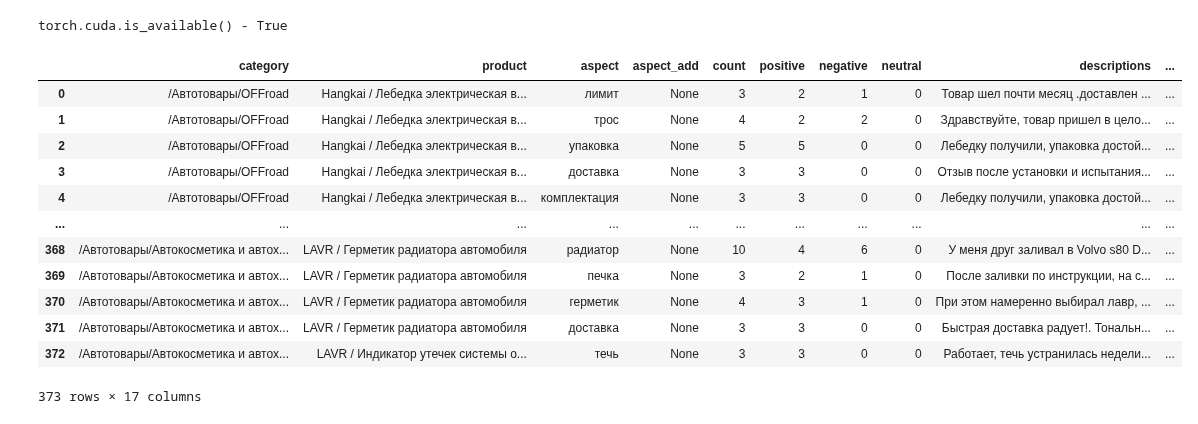
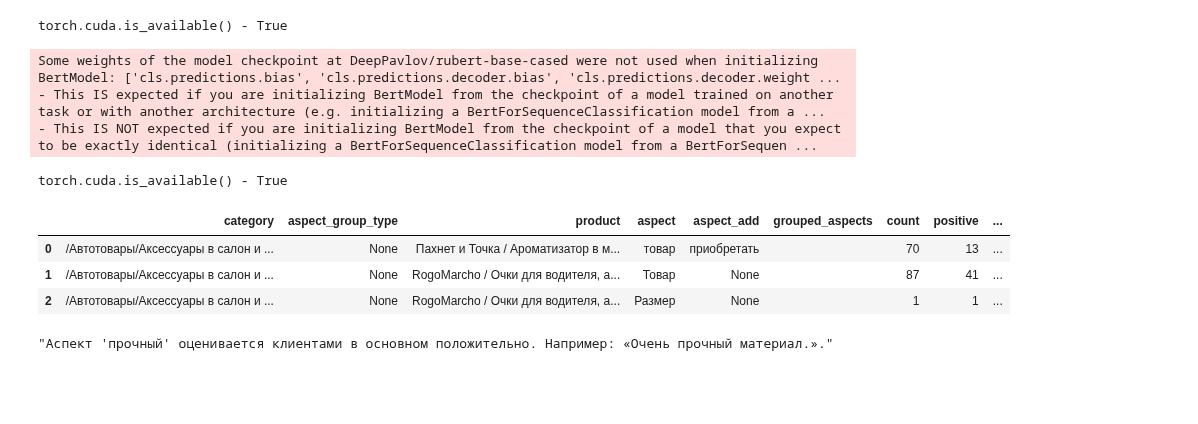
Before and after one commit to Frame24/WB_Parse, a Jupyter notebook: keywords_extraction new.ipynb, the cells around one changed output. Drawn from its saved outputs; the diff is of its cells as text; code cells hidden in the pictures; blank space fills up the shorter version.

```diff
--- a/keywords_extraction new.ipynb
+++ b/keywords_extraction new.ipynb
@@ -64,11 +213,11 @@ import pandas as pd
 from reviews_keywords.main import *
 
 # Загрузите ваши данные
-data = pd.read_csv('wildberries_reviews.csv', nrows=3000)
+data = pd.read_csv('wildberries_reviews.csv', nrows=30000).iloc[-101:-1][::-1]
+
 
 # Укажите категории, которые хотите проанализировать
 categories = data.iloc[-1].category  # Или оставьте пустым для анализа всех категорий
-
 # Проведите анализ
 # all_aspect_df = analyze_reviews(data, categories)
 all_aspect_df = analyze_reviews(data)
@@ -84,17 +233,16 @@ To enable the following instructions: AVX2 FMA, in other operations, rebuild Ten
 torch.cuda.is_available() - True
+Some weights of the model checkpoint at DeepPavlov/rubert-base-cased were not used when initializing BertModel: ['cls.predictions.bias', 'cls.predictions.decoder.bias', 'cls.predictions.decoder.weight ...
+- This IS expected if you are initializing BertModel from the checkpoint of a model trained on another task or with another architecture (e.g. initializing a BertForSequenceClassification model from a ...
+- This IS NOT expected if you are initializing BertModel from the checkpoint of a model that you expect to be exactly identical (initializing a BertForSequenceClassification model from a BertForSequen ...
+torch.cuda.is_available() - True
-|  | category | product | aspect | aspect_add | count | positive | negative | neutral | descriptions | ... |
-| 0 | /Автотовары/OFFroad | Hangkai / Лебедка электрическая в... | лимит | None | 3 | 2 | 1 | 0 | Товар шел почти месяц .доставлен ... | ... |
-| 1 | /Автотовары/OFFroad | Hangkai / Лебедка электрическая в... | трос | None | 4 | 2 | 2 | 0 | Здравствуйте, товар пришел в цело... | ... |
-| 2 | /Автотовары/OFFroad | Hangkai / Лебедка электрическая в... | упаковка | None | 5 | 5 | 0 | 0 | Лебедку получили, упаковка достой... | ... |
-| 3 | /Автотовары/OFFroad | Hangkai / Лебедка электрическая в... | доставка | None | 3 | 3 | 0 | 0 | Отзыв после установки и испытания... | ... |
-| 4 | /Автотовары/OFFroad | Hangkai / Лебедка электрическая в... | комплектация | None | 3 | 3 | 0 | 0 | Лебедку получили, упаковка достой... | ... |
-| ... | ... | ... | ... | ... | ... | ... | ... | ... | ... | ... |
-| 368 | /Автотовары/Автокосметика и автох... | LAVR / Герметик радиатора автомобиля | радиатор | None | 10 | 4 | 6 | 0 | У меня друг заливал в Volvo s80 D... | ... |
-| 369 | /Автотовары/Автокосметика и автох... | LAVR / Герметик радиатора автомобиля | печка | None | 3 | 2 | 1 | 0 | После заливки по инструкции, на с... | ... |
-| 370 | /Автотовары/Автокосметика и автох... | LAVR / Герметик радиатора автомобиля | герметик | None | 4 | 3 | 1 | 0 | При этом намеренно выбирал лавр, ... | ... |
-| 371 | /Автотовары/Автокосметика и автох... | LAVR / Герметик радиатора автомобиля | доставка | None | 3 | 3 | 0 | 0 | Быстрая доставка радует!. Тональн... | ... |
-| 372 | /Автотовары/Автокосметика и автох... | LAVR / Индикатор утечек системы о... | течь | None | 3 | 3 | 0 | 0 | Работает, течь устранилась недели... | ... |
+|  | category | aspect_group_type | product | aspect | aspect_add | grouped_aspects | count | positive | ... |
+| 0 | /Автотовары/Аксессуары в салон и ... | None | Пахнет и Точка / Ароматизатор в м... | товар | приобретать |  | 70 | 13 | ... |
+| 1 | /Автотовары/Аксессуары в салон и ... | None | RogoMarcho / Очки для водителя, а... | Товар | None |  | 87 | 41 | ... |
+| 2 | /Автотовары/Аксессуары в салон и ... | None | RogoMarcho / Очки для водителя, а... | Размер | None |  | 1 | 1 | ... |
-373 rows × 17 columns
+# %%
+all_aspect_df.iloc[-1]["descriptions"]
+# %% [output]
+"Аспект 'прочный' оценивается клиентами в основном положительно. Например: «Очень прочный материал.»."
 # %%
 category_product_summary = create_category_product_summary(all_aspect_df)
 recommendations = recommend_products(category_product_summary)
```
Also changed, not shown: parts of 11 cells of this notebook, 7 other files.
